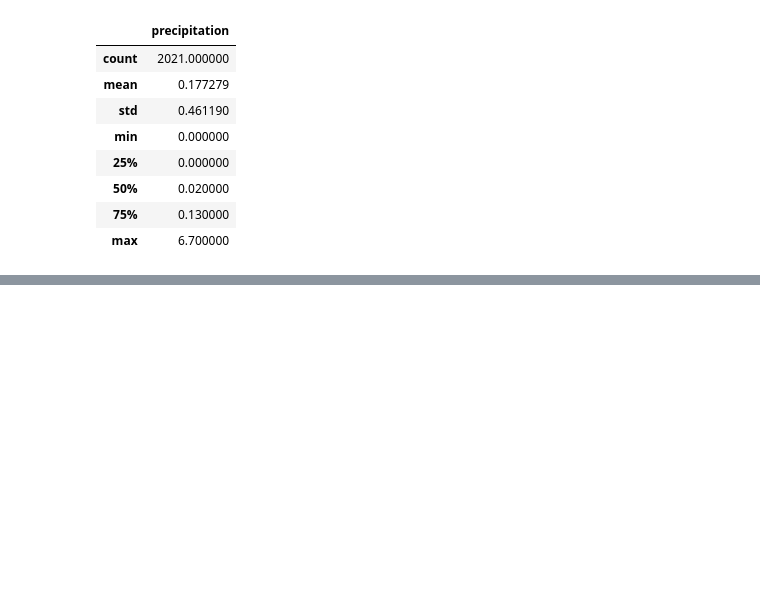
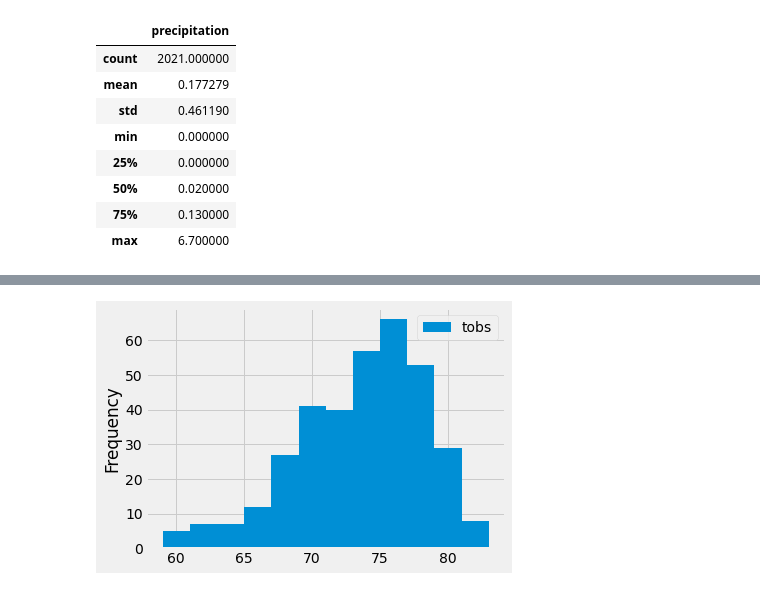
Before and after one commit to Quixck23/surfs_up, a Jupyter notebook: climate_analysis.ipynb, the cells around one changed output, grey strips where cells are left out. Drawn from its saved outputs; the diff is of its cells as text; code cells hidden in the pictures; blank space fills up the shorter version.

```diff
--- a/climate_analysis.ipynb
+++ b/climate_analysis.ipynb
@@ -132,0 +202,7 @@ df.describe()
+# %%
+# To consider only the most recent year,Then we'll add the .all() function to save our results as a list
+results = session.query(Measurement.tobs).\
+filter(Measurement.station == 'USC00519281').\
+filter(Measurement.date >= prev_year).all()
+
+print(results)
@@ -132,0 +211,4 @@ df.describe()
+# %%
+# convert the results to a DataFrame
+df = pd.DataFrame(results, columns=['tobs'])
+print(df)
@@ -132,0 +230,7 @@ df.describe()
+# %%
+# Plot the Temperature Observations
+df.plot.hist(bins=12)
+# compress the x-axis labels
+plt.tight_layout()
+# %% [output]
+[figure, added]
```
Also changed, not shown: parts of 16 cells of this notebook, 2 other files.
